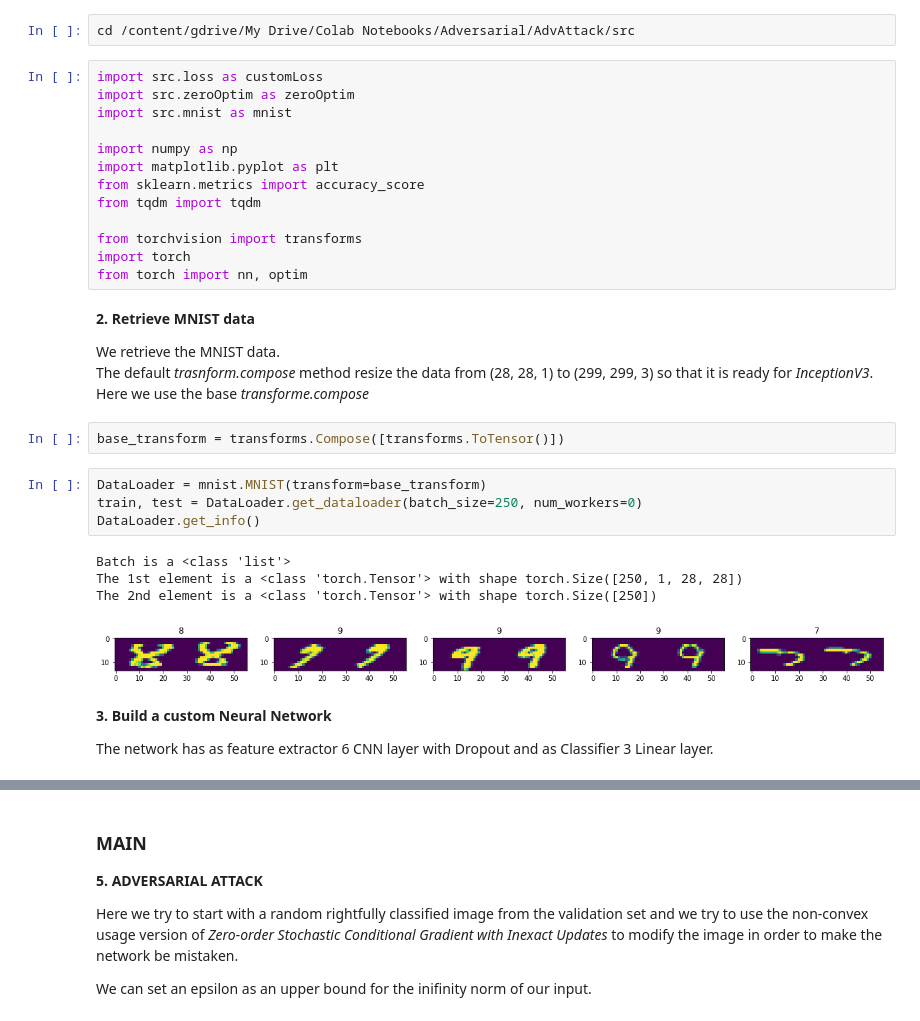
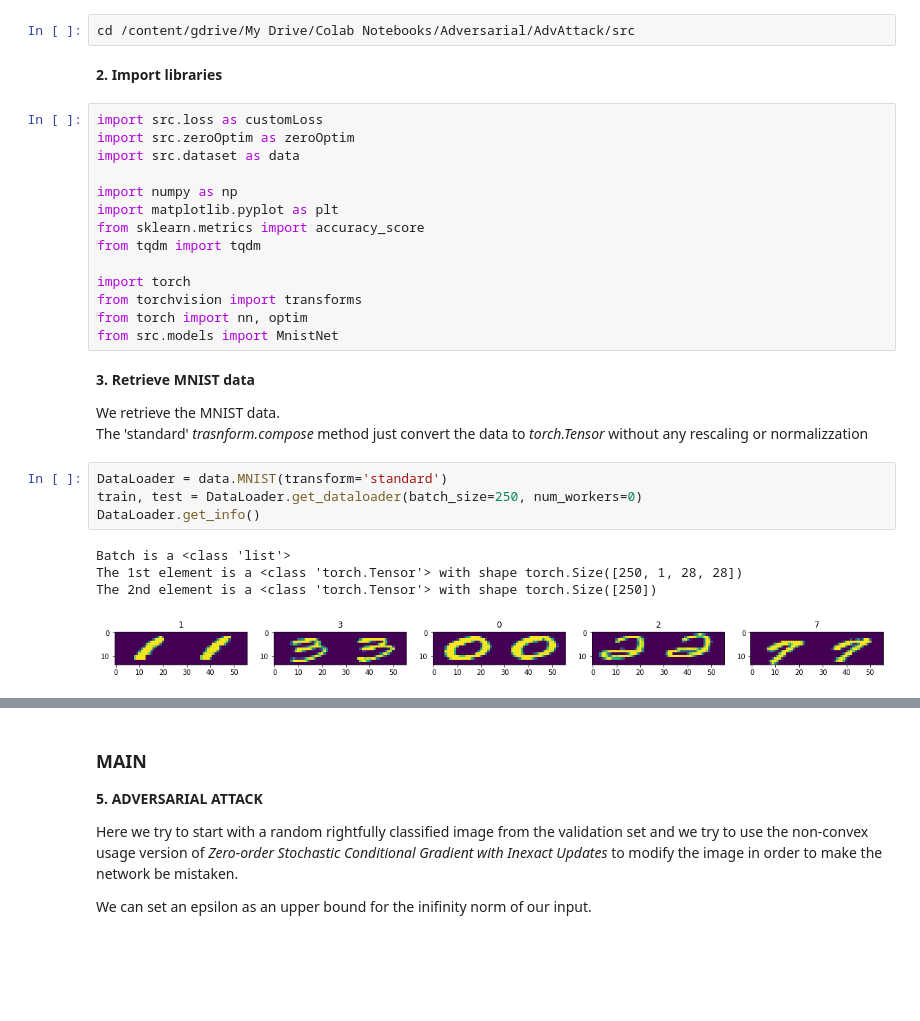
Before and after one commit to f-grimaldi/AdvAttack, a Jupyter notebook: AttackMNIST_InexactZSCG.ipynb, the cells around one changed output, grey strips where cells are left out. Cells and saved outputs as stored; diff of their text form; blank space fills up the shorter version.

Commit message:
reorganized some things, created state_dicts of models, created test.py

```diff
--- a/AttackMNIST_InexactZSCG.ipynb
+++ b/AttackMNIST_InexactZSCG.ipynb
@@ -9,36 +9,33 @@ from google.colab import drive
 drive.mount('/content/gdrive')
 # %%
 cd /content/gdrive/My Drive/Colab Notebooks/Adversarial/AdvAttack/src
+# %% [markdown]
+**2. Import libraries**
 # %%
 import src.loss as customLoss
 import src.zeroOptim as zeroOptim
-import src.mnist as mnist
+import src.dataset as data
 
 import numpy as np
 import matplotlib.pyplot as plt
 from sklearn.metrics import accuracy_score
 from tqdm import tqdm
 
+import torch
 from torchvision import transforms
-import torch
 from torch import nn, optim
+from src.models import MnistNet
 # %% [markdown]
-**2. Retrieve MNIST data**
+**3. Retrieve MNIST data**
 
 We retrieve the MNIST data. <br>
-The default *trasnform.compose* method resize the data from (28, 28, 1) to (299, 299, 3) so that it is ready for *InceptionV3*. Here we use the base *transforme.compose*
+The 'standard' *trasnform.compose* method just convert the data to *torch.Tensor* without any rescaling or normalizzation
-# %%
-base_transform = transforms.Compose([transforms.ToTensor()])
 # %%
-DataLoader = mnist.MNIST(transform=base_transform)
+DataLoader = data.MNIST(transform='standard')
 train, test = DataLoader.get_dataloader(batch_size=250, num_workers=0)
 DataLoader.get_info()
 # %% [output]
 Batch is a <class 'list'>
 The 1st element is a <class 'torch.Tensor'> with shape torch.Size([250, 1, 28, 28])
 The 2nd element is a <class 'torch.Tensor'> with shape torch.Size([250])
-[figure, old version]
+[figure, new version]
-# %% [markdown]
-**3. Build a custom Neural Network**
-
-The network has as feature extractor 6 CNN layer with Dropout and as Classifier 3 Linear layer.
```
Also changed, not shown: parts of 5 cells of this notebook, 13 other files.
